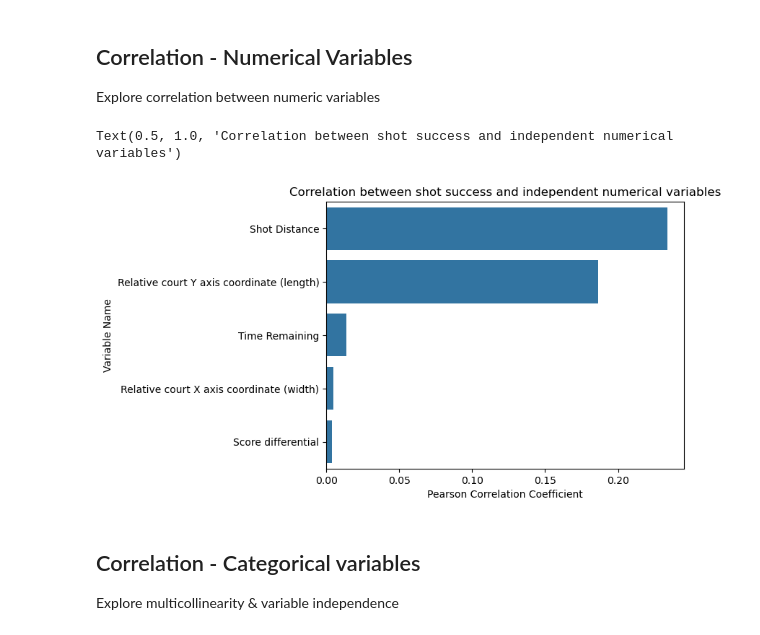
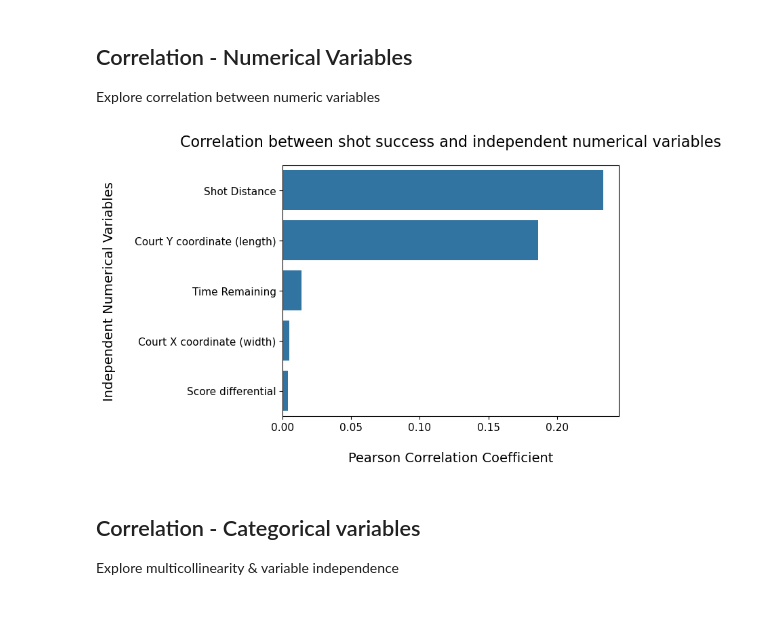
Before and after one commit to carlsonhu225-source/data7001_g02, a Jupyter notebook: Exploratory_Data_Analysis.ipynb, the cells around one changed output. Saved outputs shown, nothing was run; the diff lists cells and outputs as text; code cells hidden in the pictures.

```diff
--- a/Exploratory_Data_Analysis.ipynb
+++ b/Exploratory_Data_Analysis.ipynb
@@ -159,8 +201,8 @@ Explore correlation between numeric variables
 
 df_graph = df_numerical.rename(
     {
-        'LOC_X': "Relative court X axis coordinate (width)",
-        'LOC_Y': "Relative court Y axis coordinate (length)",
+        'LOC_X': "Court X coordinate (width)",
+        'LOC_Y': "Court Y coordinate (length)",
         'relative_margin_before': "Score differential",
         'shotDistance': "Shot Distance",
         'time_remaining': "Time Remaining"
@@ -169,19 +211,25 @@ df_graph = df_numerical.rename(
 # %%
 # Check pearson correlation between columns containing numeric values
 temp2 = zip(df_graph.columns, pl.Series(df_graph.corr().select('SHOT_MADE_FLAG')
     ).abs().to_list())
 
 # Sort descending largest to smallest
 df_correlation = pd.DataFrame(temp2, columns=['Variable Name', 'Pearson Correlation Coefficient'])
 df_correlation.sort_values('Pearson Correlation Coefficient', axis=0, ascending=False, inplace=True)
 df_correlation = df_correlation[df_correlation['Variable Name'] != 'SHOT_MADE_FLAG']
 
 # Plot as barplot
 sns.barplot(df_correlation, x='Pearson Correlation Coefficient', y='Variable Name', orient='h')
-plt.title("Correlation between shot success and independent numerical variables")
+plt.xlabel("Pearson Correlation Coefficient", fontsize=14, labelpad=20)
+plt.ylabel("Independent Numerical Variables", fontsize=14, labelpad=20)
+plt.title("Correlation between shot success and independent numerical variables", fontsize=16, pad=20)
+
+plt.xticks(fontsize=11)
+plt.yticks(fontsize=11)
+#plt.tight_layout(pad=1.5)
+plt.show()
 # %% [output]
-Text(0.5, 1.0, 'Correlation between shot success and independent numerical variables')
-[figure, old version]
+[figure, new version]
 # %% [markdown]
 ## Correlation - Categorical variables
 
```
Also changed, not shown: parts of 3 cells of this notebook, 1 other file.
